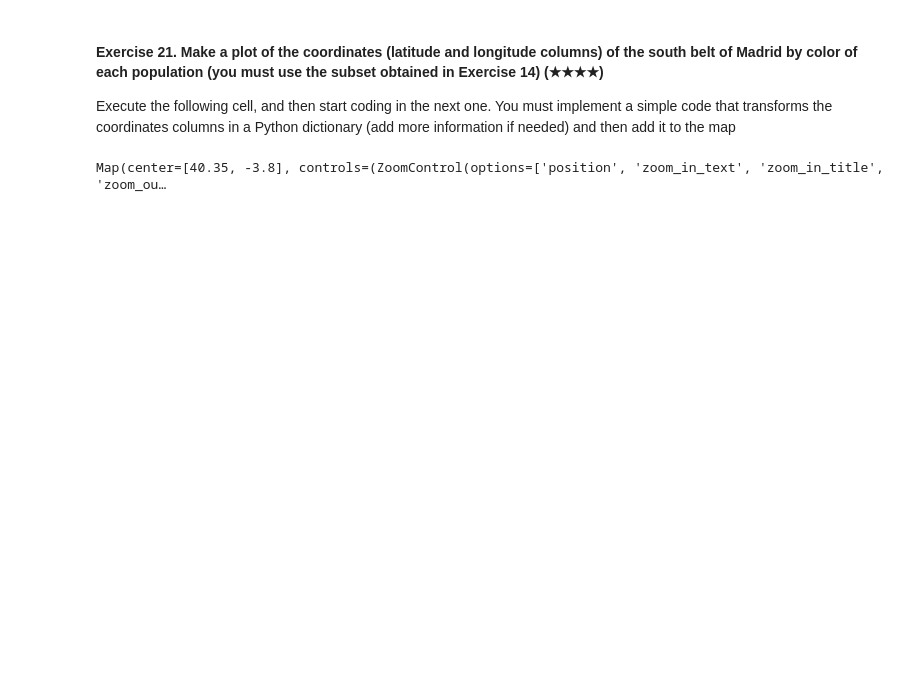
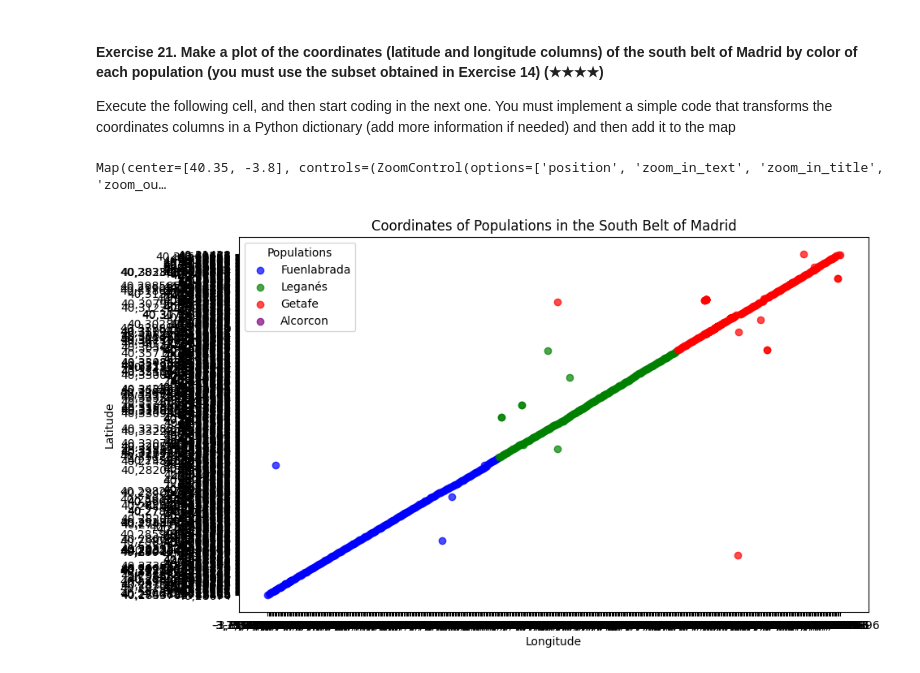
Before and after one commit to 4GeeksAcademy/Miura.realestate-datacleanup-exercise, a Jupyter notebook: project.ipynb, the cells around one changed output. Cells and saved outputs as stored; diff of their text form; code cells hidden in the pictures; blank space fills up the shorter version.

```diff
--- a/project.ipynb
+++ b/project.ipynb
@@ -382,6 +500,38 @@ map
 # %% [output]
 Map(center=[40.35, -3.8], controls=(ZoomControl(options=['position', 'zoom_in_text', 'zoom_in_title', 'zoom_ou…
 # %%
-## HERE: plot the coordinates of the estates
+import pandas as pd
+import matplotlib.pyplot as plt
+
+df = pd.read_csv('assets/real_estate.csv', sep=';')
+
+
+subset_df = df[df["level5"].isin(["Fuenlabrada", "Leganés", "Getafe", "Alcorcon"])]
+
+colors = {
+    "Fuenlabrada": "blue",
+    "Leganés": "green",
+    "Getafe": "red",
+    "Alcorcon": "purple"
+}
+
+plt.figure(figsize=(10, 6))
+
+for population, color in colors.items():
+    population_data = subset_df[subset_df["level5"] == population]
+    plt.scatter(population_data["longitude"], population_data["latitude"],
+                color=color, label=population, alpha=0.7)
+
+
+plt.title("Coordinates of Populations in the South Belt of Madrid")
+plt.xlabel("Longitude")
+plt.ylabel("Latitude")
+
+
+plt.legend(title="Populations")
+
+plt.show()## HERE: plot the coordinates of the estates
 
 ## PUT HERE YOUR CODE:
+# %% [output]
+[figure, added]
```
Also changed, not shown: parts of 5 cells of this notebook, 1 other file.
